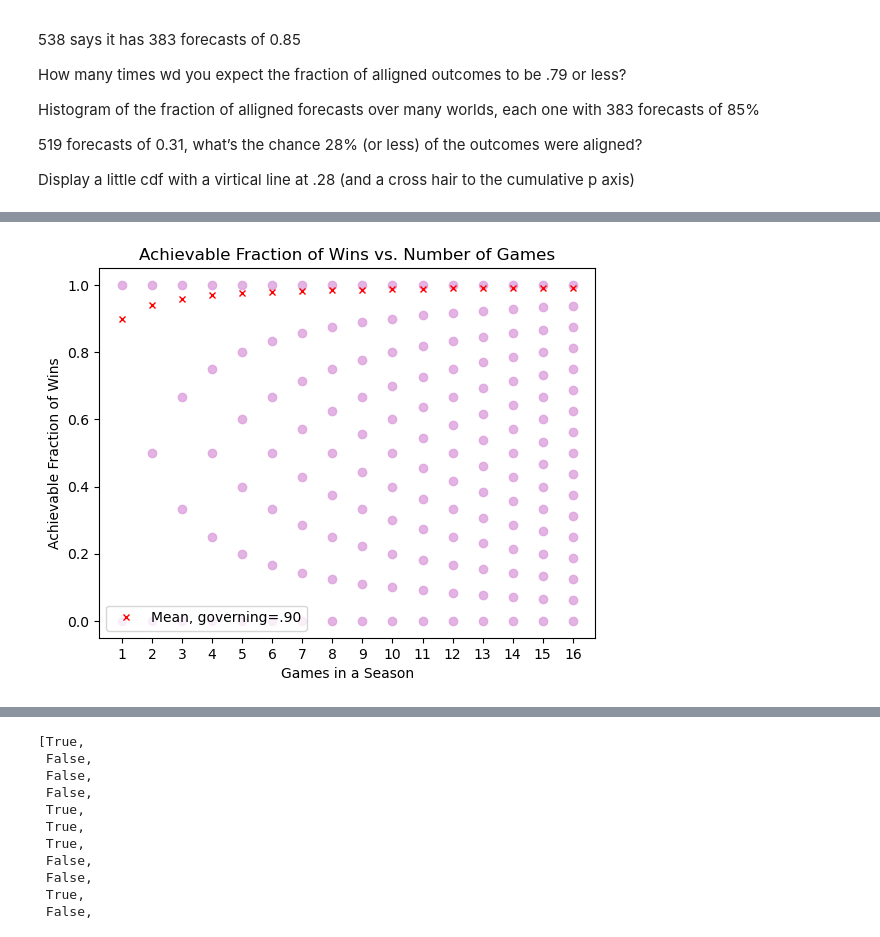
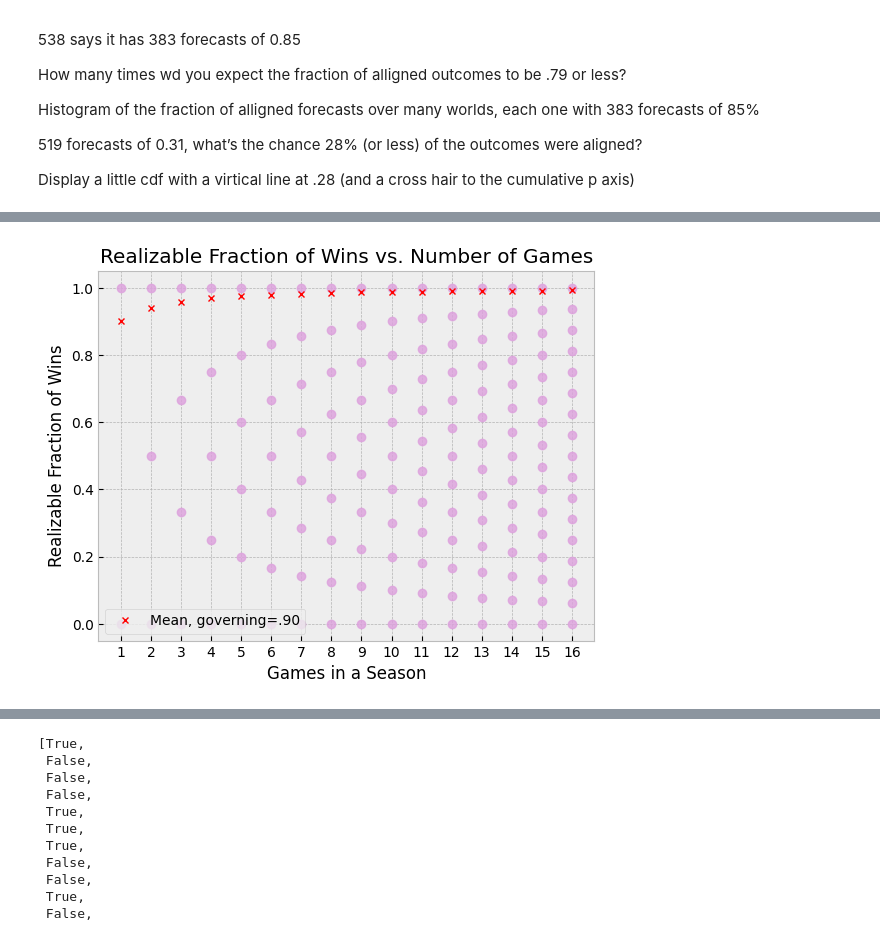
Before and after one commit to hickman-santini/local-proper, a Jupyter notebook: local_proper.ipynb, the cells around one changed output, grey strips where cells are left out. Drawn from its saved outputs; the diff is of its cells as text; code cells hidden in the pictures.

```diff
--- a/local_proper.ipynb
+++ b/local_proper.ipynb
@@ -6,6 +6,9 @@ import matplotlib.pyplot as plt
 import numpy as np
 import pandas as pd
 import pdb
+# %%
+plt.style.use('bmh')
+plt.rcParams["mathtext.fontset"] = "dejavusans"
 # %%
 def exp_ign(gp, fp):
     return - gp * math.log(fp, 2) - (1-gp) * math.log(1-fp, 2)
@@ -49,7 +54,7 @@ def season_me_vs_demon(N, p_gov, a=None, b=None, eps=None):
   else:
     gdp = [p_gov for _ in range(N)]
 
-  p_me_list = [p+eps for p in gdp]
+  p_me_list = [p*(1+eps) for p in gdp]
 
   outcomes = [random.random() < p_gov for p_gov in gdp]
 
@@ -62,3 +67,27 @@ def season_me_vs_demon(N, p_gov, a=None, b=None, eps=None):
   # Did I win? For each of the fp arrays, is my final average log pts > demon's final average log pts?
   winner = my_scores[-1] > demon_scores[-1]
   return winner, my_scores, demon_scores
+# %%
+# Plot IGN_pts continuous. x axis is forecast probability; y axis is IGN_pts (log_score_538)
+x = np.linspace(0, 1, 100)
+y = [log_score_538(True, p) for p in x]
+
+plt.figure(figsize=(10, 6))
+plt.plot(x, y, 'b')
+
+# Add a dotted line that's flipped across x = 0.5
+y_flipped = [log_score_538(True, 1 - p) for p in x]
+plt.plot(x, y_flipped, 'b--')
+
+# Add the weighted sum of the two lines
+y_weighted_sum = [p * log_score_538(True, p) + (1-p) * log_score_538(True, 1-p) for p in x]
+plt.plot(x, y_weighted_sum, 'g-', label='Weighted sum')
+
+plt.xlabel('Forecast Probability')
+plt.ylabel('IGN_pts')
+plt.title('IGN_pts vs. Forecast Probability')
+plt.axhline(y=0, color='k', linestyle='--', linewidth=0.5)
+plt.axvline(x=0.5, color='k', linestyle='--', linewidth=0.5)
+plt.ylim(-30, 30)
+plt.legend()
+plt.show()
@@ -256,32 +781,32 @@ No artists with labels found to put in legend.  Note that artists whose label st
 # %%
 import matplotlib.pyplot as plt
 import numpy as np
 
 def achievable_fraction_of_wins(n):
     return [i / n for i in range(n + 1)]
 
-def weighted_mean(fractions, p_win=0.9):
-    weights = [p_win ** k * (1 - p_win) ** (len(fractions) - k) for k in range(len(fractions))]
+def weighted_mean(fractions, p_gov=0.9):
+    weights = [p_gov ** k * (1 - p_gov) ** (len(fractions) - k) for k in range(len(fractions))]
     return np.average(fractions, weights=weights)
 
 def plot_graph():
     x = list(range(1, 17))
     for n in x:
         y = achievable_fraction_of_wins(n)
         plt.plot([n] * len(y), y, 'o', alpha=0.8, color='plum')  # Purple dots
         if n == 1:
             plt.plot(n, weighted_mean(y), 'rx', markersize=5, label='Mean, governing=.90')  # Red cross for weighted mean with label
         else:
             plt.plot(n, weighted_mean(y), 'rx', markersize=5)  # Red cross for weighted mean without label
 
     plt.xlabel('Games in a Season')
-    plt.ylabel('Achievable Fraction of Wins')
-    plt.title('Achievable Fraction of Wins vs. Number of Games')
+    plt.ylabel('Realizable Fraction of Wins')
+    plt.title('Realizable Fraction of Wins vs. Number of Games')
     plt.xticks(list(range(1, 17)))
     plt.ylim(-0.05, 1.05)  # Adjusted y-axis limits
     plt.legend(loc='lower left')  # Placing legend in the upper left corner
     plt.show()
 
 plot_graph()
 # %% [output]
-[figure, old version]
+[figure, new version]
```
Also changed, not shown: parts of 21 cells of this notebook, 15 other files.
